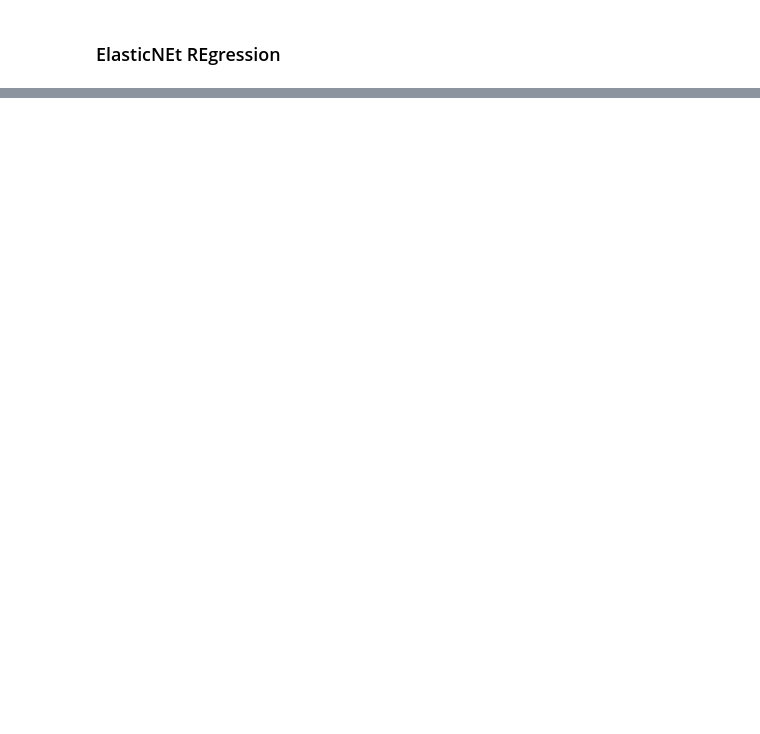
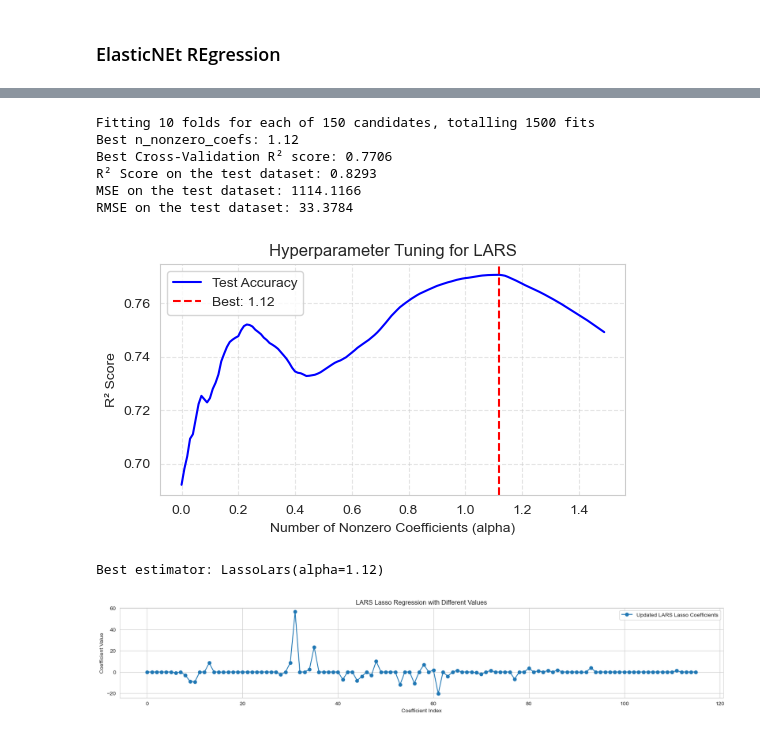
Before and after one commit to saulianskaitee/case1_CDA, a Jupyter notebook: 2_regularized.ipynb, the cells around one changed output, grey strips where cells are left out. Drawn from its saved outputs; the diff is of its cells as text; code cells hidden in the pictures; blank space fills up the shorter version.

```diff
--- a/2_regularized.ipynb
+++ b/2_regularized.ipynb
@@ -409,0 +540,72 @@ plt.show()
+# %%
+# Define cross-validation strategy
+kf = KFold(n_splits=10, shuffle=True, random_state=42)
+
+# Define hyperparameter grid
+param_grid = {
+    "alpha": np.arange(0, 1.5, 0.01)
+}
+
+# Define Lars model
+lassolars = LassoLars()
+
+# Use GridSearchCV
+LAssoLars_ = GridSearchCV(lassolars, param_grid, scoring="r2", cv=kf, n_jobs=-1, verbose=1)
+LAssoLars_.fit(Xtrain, ytrain)
+
+# Get best parameters & results
+best_n = LAssoLars_.best_params_["alpha"]
+best_mse = LAssoLars_.best_score_
+
+print(f"Best n_nonzero_coefs: {best_n}")
+print(f"Best Cross-Validation R² score: {best_mse:.4f}")
+
+# Access the best model
+best_model_lars = LAssoLars_.best_estimator_
+
+# Make predictions on the test set
+y_pred_lars = best_model_lars.predict(Xtest)
+
+# Calculate R² score on test set
+test_R2 = r2_score(ytest, y_pred_lars)
+test_MSE = mean_squared_error(ytest, y_pred_lars)
+test_RMSE = root_mean_squared_error(ytest, y_pred_lars)
+
+print("R² Score on the test dataset: {:.4f}".format(test_R2))
+print("MSE on the test dataset: {:.4f}".format(test_MSE))
+print("RMSE on the test dataset: {:.4f}".format(test_RMSE))
+
+alphas = np.arange(0, 1.5, 0.01)
+mean_test_scores = LAssoLars_.cv_results_['mean_test_score']
+
+# Plot results
+plt.figure(figsize=(6, 3))
+plt.plot(alphas, mean_test_scores, linestyle='-', color='b', label='Test Accuracy')
+plt.axvline(LAssoLars_.best_params_['alpha'], color='r', linestyle='--', label=f"Best: {LAssoLars_.best_params_['alpha']}")
+plt.xlabel('Number of Nonzero Coefficients (alpha)')
+plt.ylabel('R² Score')
+plt.title('Hyperparameter Tuning for LARS')
+plt.legend()
+plt.grid(True, linestyle='--', alpha=0.5)
+plt.show()
+
+# Print best estimator
+print(f'Best estimator: {LAssoLars_.best_estimator_}')
+
+plt.figure(figsize=(20, 3))
+plt.plot(best_model_lars.coef_, marker='o', label='Updated LARS Lasso Coefficients')
+plt.xlabel('Coefficient Index')
+plt.ylabel('Coefficient Value')
+plt.legend()
+plt.title('LARS Lasso Regression with Different Values')
+plt.show()
+# %% [output]
+Fitting 10 folds for each of 150 candidates, totalling 1500 fits
+Best n_nonzero_coefs: 1.12
+Best Cross-Validation R² score: 0.7706
+R² Score on the test dataset: 0.8293
+MSE on the test dataset: 1114.1166
+RMSE on the test dataset: 33.3784
+[figure, added]
+Best estimator: LassoLars(alpha=1.12)
+[figure, added]
```
Also changed, not shown: parts of 35 cells of this notebook.
